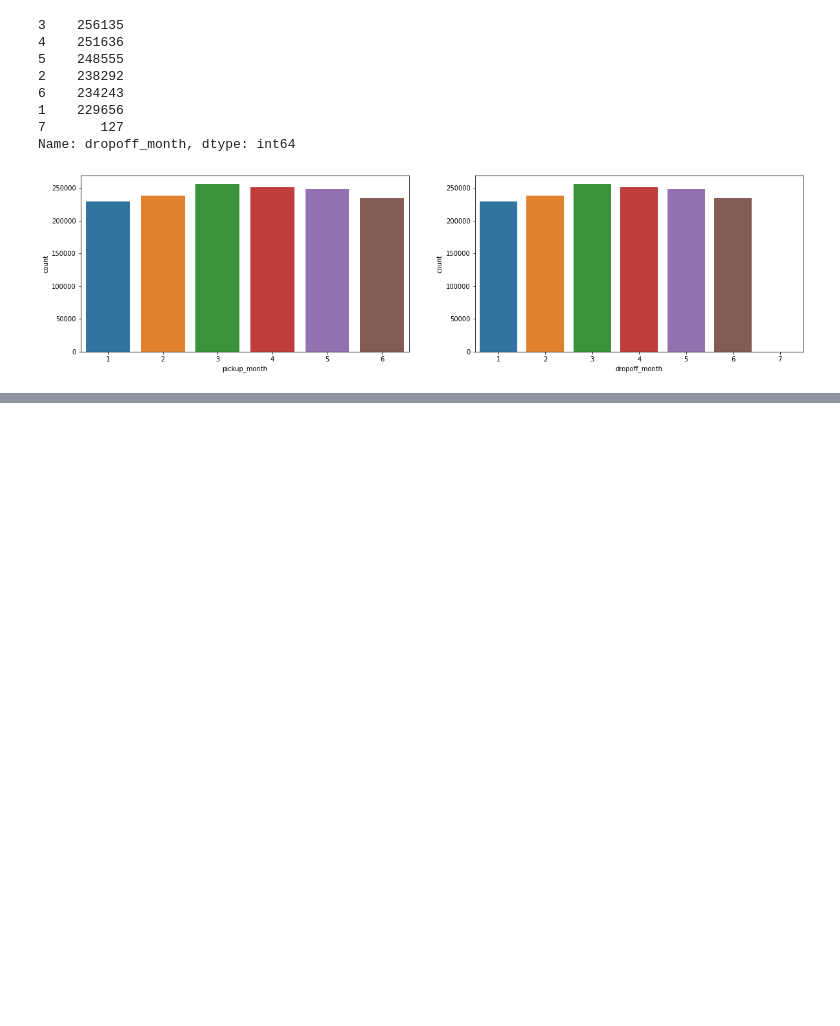
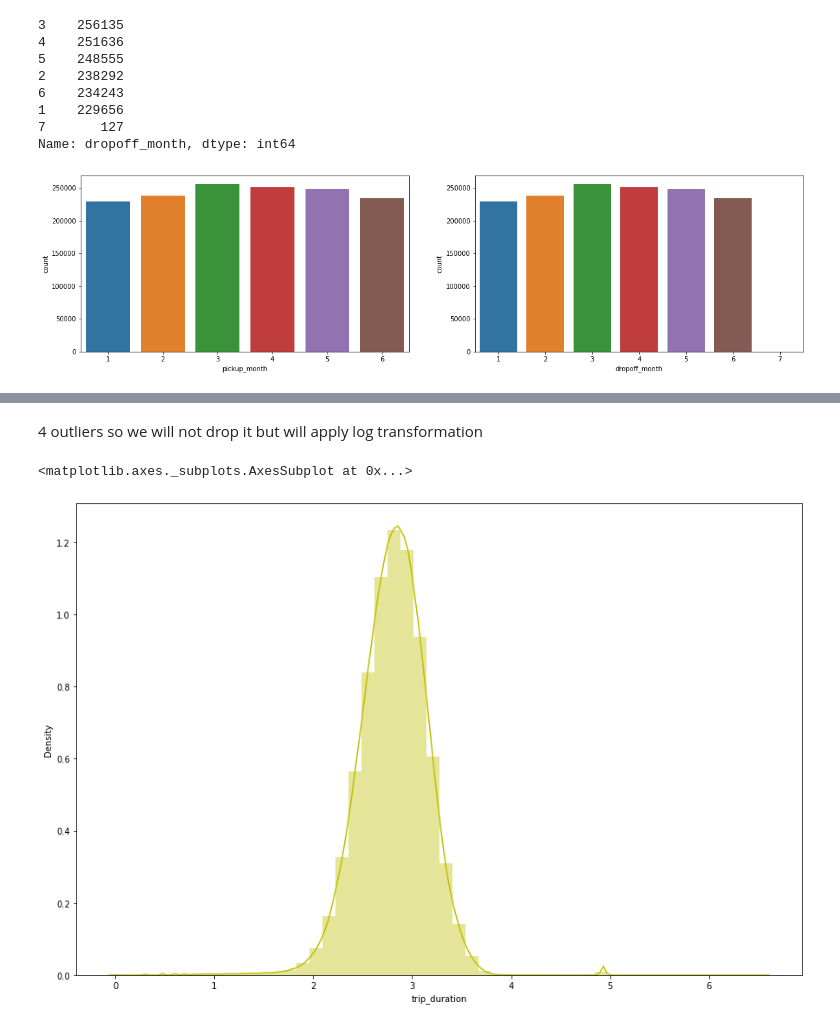
Before and after one commit to kiran2424/NYC-Taxi-Trip-Time-Prediction, a Jupyter notebook: NYC_Taxi_Trip_Time_Prediction_Capstone_Project.ipynb, the cells around one changed output, grey strips where cells are left out. Saved outputs shown, nothing was run; the diff lists cells and outputs as text; code cells hidden in the pictures; blank space fills up the shorter version.

```diff
--- a/NYC_Taxi_Trip_Time_Prediction_Capstone_Project.ipynb
+++ b/NYC_Taxi_Trip_Time_Prediction_Capstone_Project.ipynb
@@ -363,0 +460,8 @@ plt.show()
+# %% [markdown]
+4 outliers so we will not drop it but will apply log transformation
+# %%
+plt.figure(figsize=(15,10))
+sns.distplot(np.log10(data['trip_duration']),color="y")
+# %% [output]
+<matplotlib.axes._subplots.AxesSubplot at 0x...>
+[figure, added]
```
Also changed, not shown: parts of 22 cells of this notebook.
